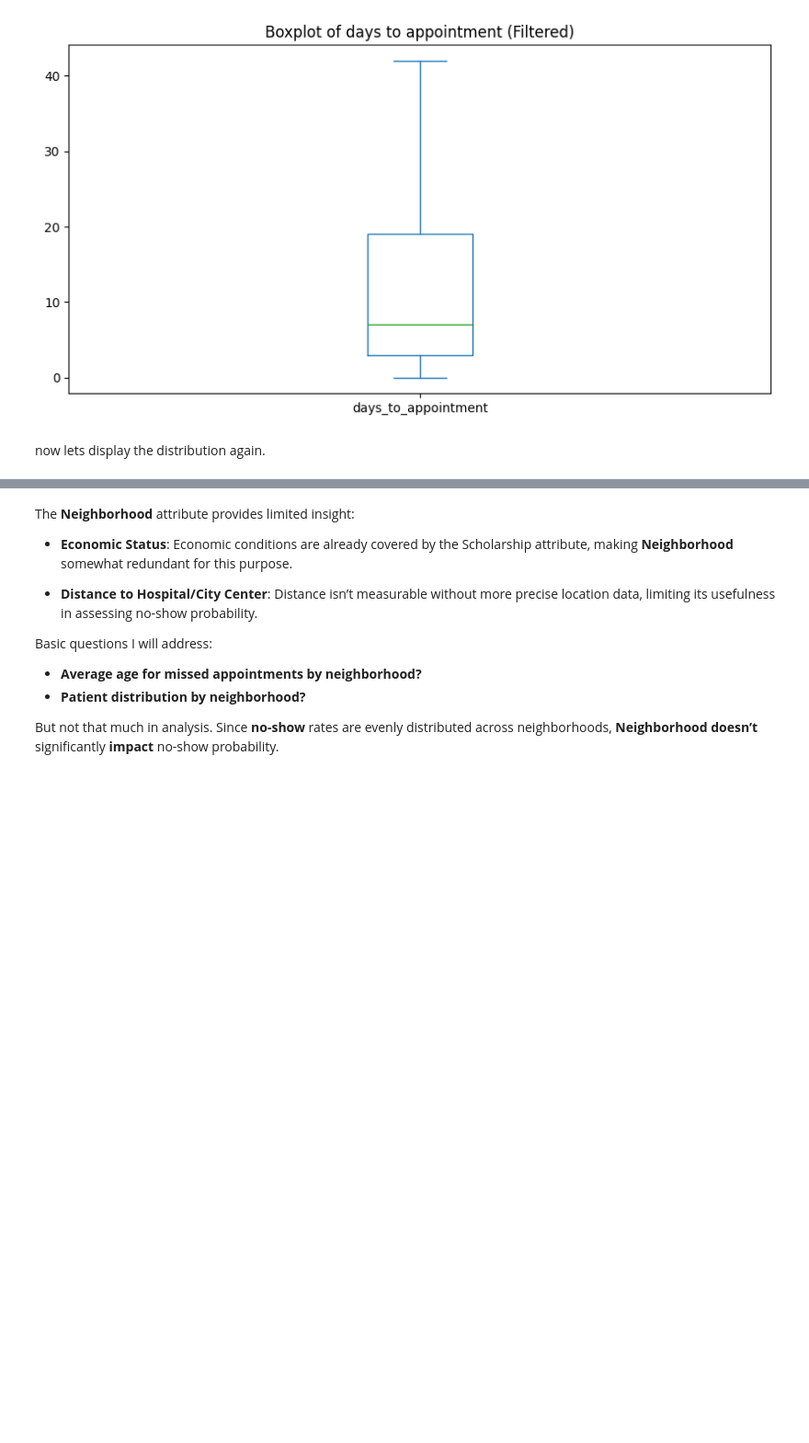
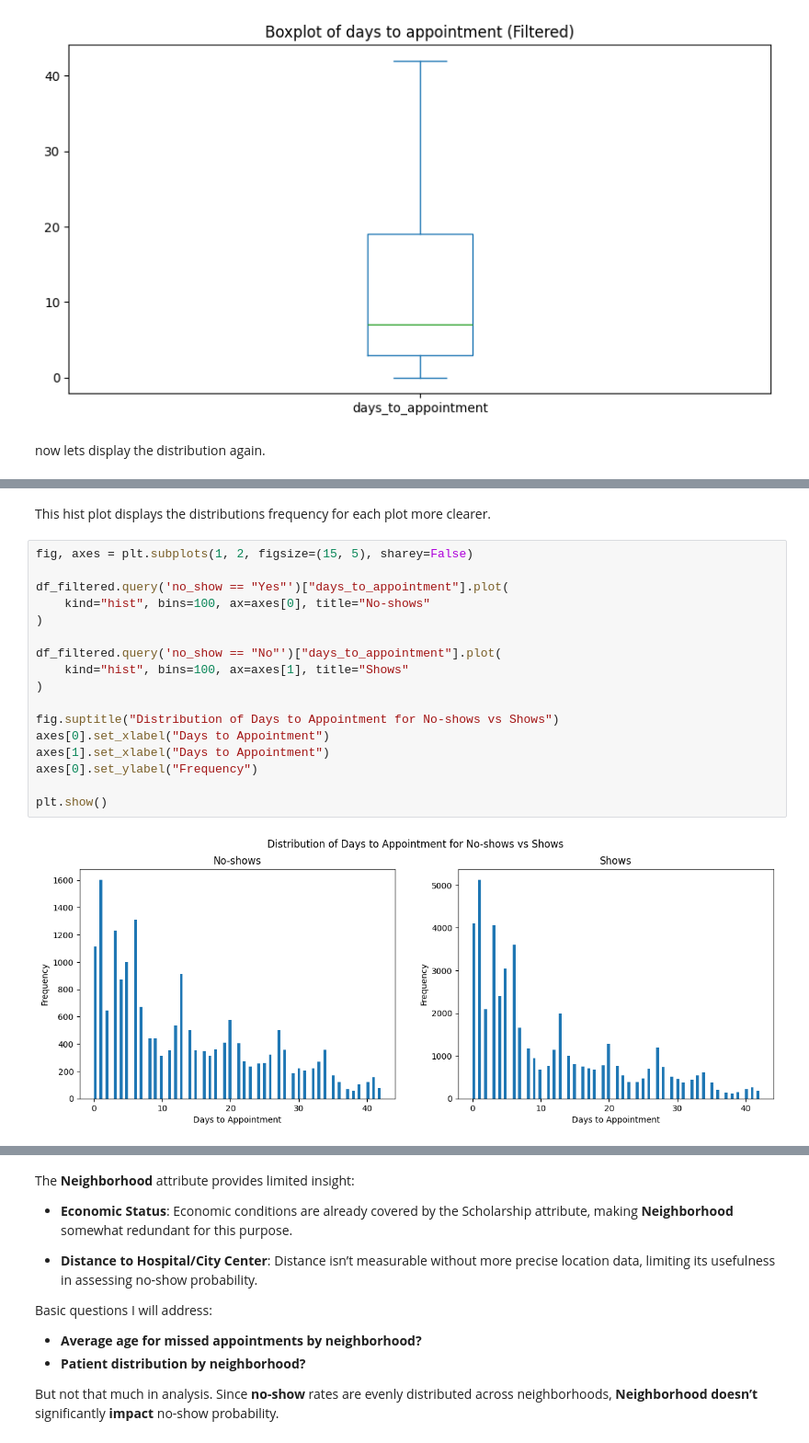
Before and after one commit to obadaDeg/investigate_dataset, a Jupyter notebook: Investigate_a_Dataset.ipynb, the cells around one changed output, grey strips where cells are left out. Shown at 92% size. Saved outputs shown, nothing was run; the diff lists cells and outputs as text; blank space fills up the shorter version.

```diff
--- a/Investigate_a_Dataset.ipynb
+++ b/Investigate_a_Dataset.ipynb
@@ -749,0 +534,21 @@ plt.tight_layout()
+# %% [markdown]
+This hist plot displays the distributions frequency for each plot more clearer.
+# %%
+fig, axes = plt.subplots(1, 2, figsize=(15, 5), sharey=False)
+
+df_filtered.query('no_show == "Yes"')["days_to_appointment"].plot(
+    kind="hist", bins=100, ax=axes[0], title="No-shows"
+)
+
+df_filtered.query('no_show == "No"')["days_to_appointment"].plot(
+    kind="hist", bins=100, ax=axes[1], title="Shows"
+)
+
+fig.suptitle("Distribution of Days to Appointment for No-shows vs Shows")
+axes[0].set_xlabel("Days to Appointment")
+axes[1].set_xlabel("Days to Appointment")
+axes[0].set_ylabel("Frequency")
+
+plt.show()
+# %% [output]
+[figure, added]
```
Also changed, not shown: parts of 82 cells of this notebook, 1 other file.
